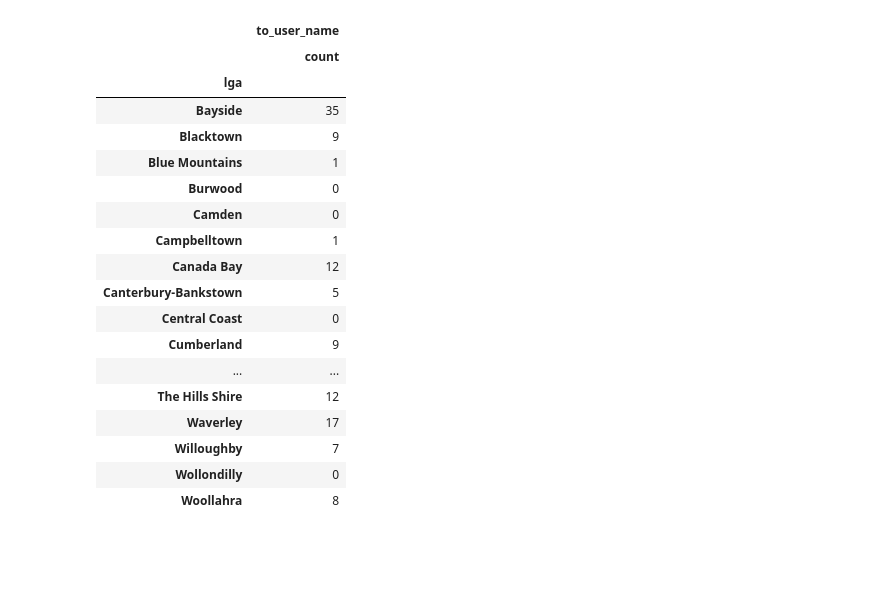
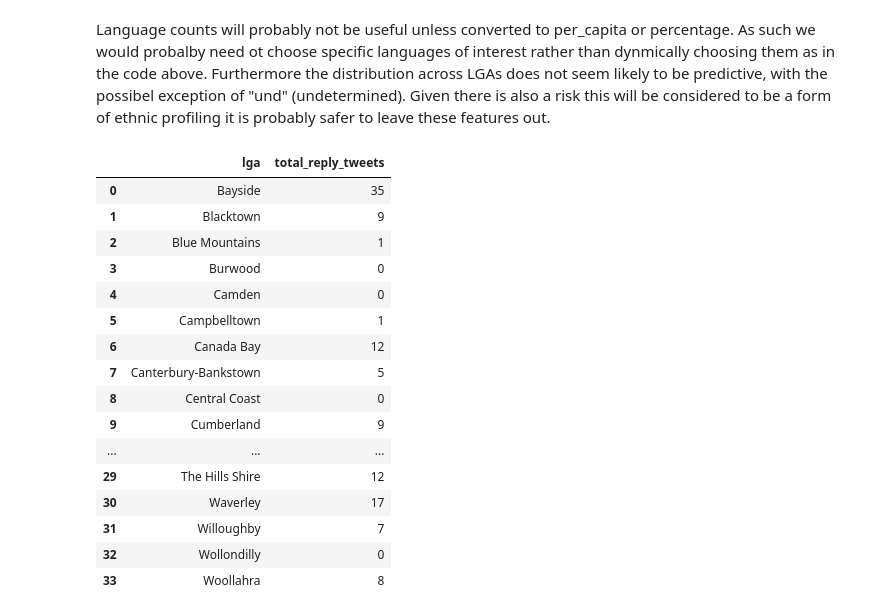
Before and after one commit to desultir/capstone, a Jupyter notebook: notebooks/rn/tweet_derived_features.ipynb, the cells around one changed output. Drawn from its saved outputs; the diff is of its cells as text; code cells hidden in the pictures; blank space fills up the shorter version.

```diff
--- a/notebooks/rn/tweet_derived_features.ipynb
+++ b/notebooks/rn/tweet_derived_features.ipynb
@@ -21,4 +19,5 @@ tweetdf = pd.read_csv(base+'tweets_w_lga.csv')
 # %%
-tweetdf = tweetdf.loc[~pd.isnull(tweetdf['lga'])]
+tweetdf = pd.read_csv(base+'filtered_tweets.csv')
+tweetdf = tweetdf.loc[~pd.isnull(tweetdf['lga'])].reset_index()
 len(tweetdf)
 # %% [output]
@@ -48,26 +74,24 @@ print(langdf)
+# %% [markdown]
+Language counts will probably not be useful unless converted to per_capita or percentage. As such we would probalby need ot choose specific languages of interest rather than dynmically choosing them as in the code above. Furthermore the distribution across LGAs does not seem likely to be predictive, with the possibel exception of "und" (undetermined). Given there is also a risk this will be considered to be a form of ethnic profiling it is probably safer to leave these features out.
 # %%
-tweetdf[['lga','text','from_user_name','to_user_name']]
-replies_df = tweetdf[['lga','id','to_user_name']].groupby(['lga']).agg({'to_user_name': ['count']})#.reset_index()
+replies_df = tweetdf[['lga','to_user_name']].groupby(['lga']).agg({'to_user_name': ['count']}).reset_index()
+replies_df.columns = ['lga','total_reply_tweets']
 replies_df
-#replies_df.columns = ['lga','total_reply_tweets']
-#replies_df.sort_values(by='total_reply_tweets',ascending=False)
 # %% [output]
-|  | to_user_name |
-|  | count |
-| lga |  |
-| Bayside | 35 |
-| Blacktown | 9 |
-| Blue Mountains | 1 |
-| Burwood | 0 |
-| Camden | 0 |
-| Campbelltown | 1 |
-| Canada Bay | 12 |
-| Canterbury-Bankstown | 5 |
-| Central Coast | 0 |
-| Cumberland | 9 |
-| ... | ... |
-| The Hills Shire | 12 |
-| Waverley | 17 |
-| Willoughby | 7 |
-| Wollondilly | 0 |
-| Woollahra | 8 |
+|  | lga | total_reply_tweets |
+| 0 | Bayside | 35 |
+| 1 | Blacktown | 9 |
+| 2 | Blue Mountains | 1 |
+| 3 | Burwood | 0 |
+| 4 | Camden | 0 |
+| 5 | Campbelltown | 1 |
+| 6 | Canada Bay | 12 |
+| 7 | Canterbury-Bankstown | 5 |
+| 8 | Central Coast | 0 |
+| 9 | Cumberland | 9 |
+| ... | ... | ... |
+| 29 | The Hills Shire | 12 |
+| 30 | Waverley | 17 |
+| 31 | Willoughby | 7 |
+| 32 | Wollondilly | 0 |
+| 33 | Woollahra | 8 |
```
Also changed, not shown: parts of 19 cells of this notebook.
